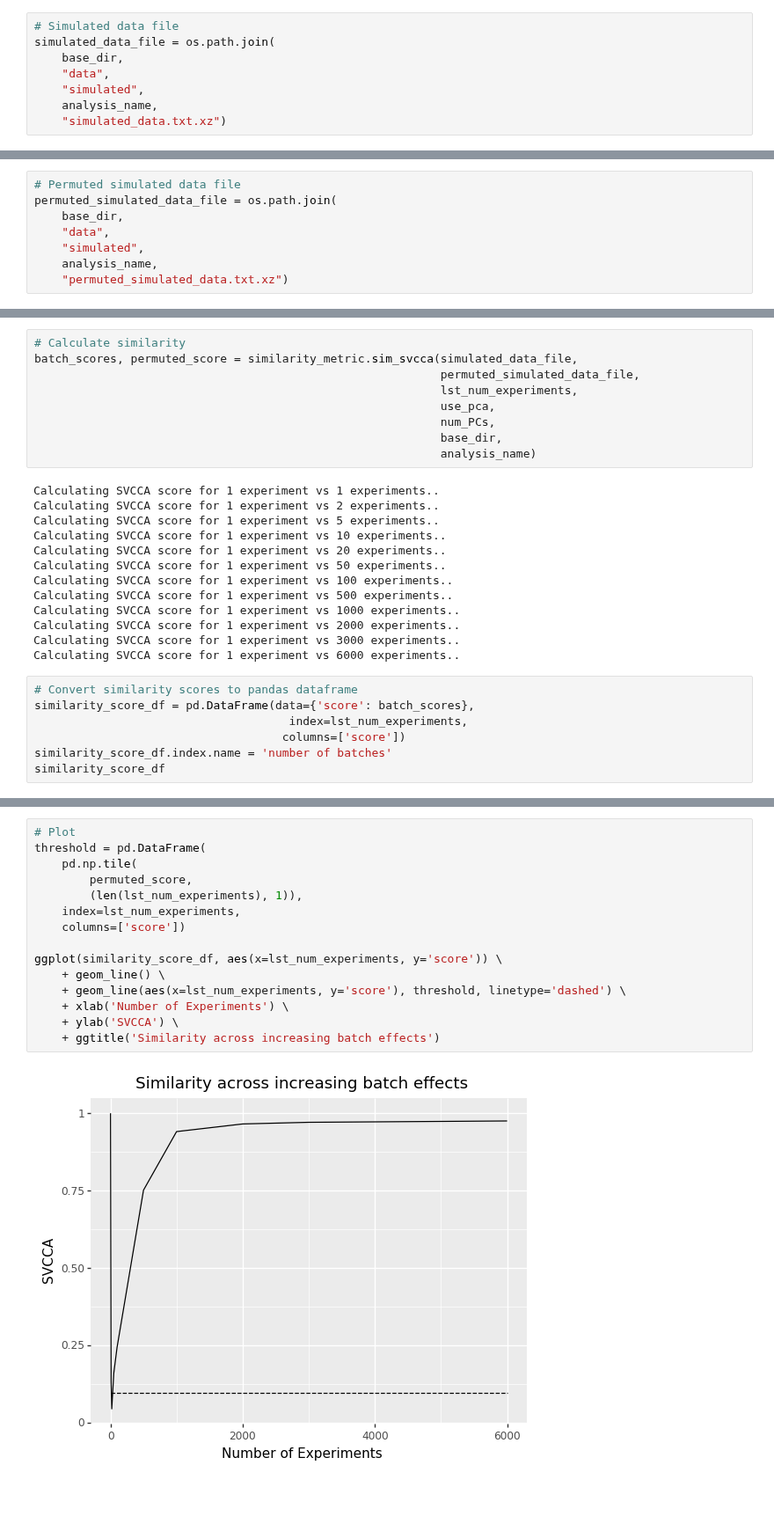
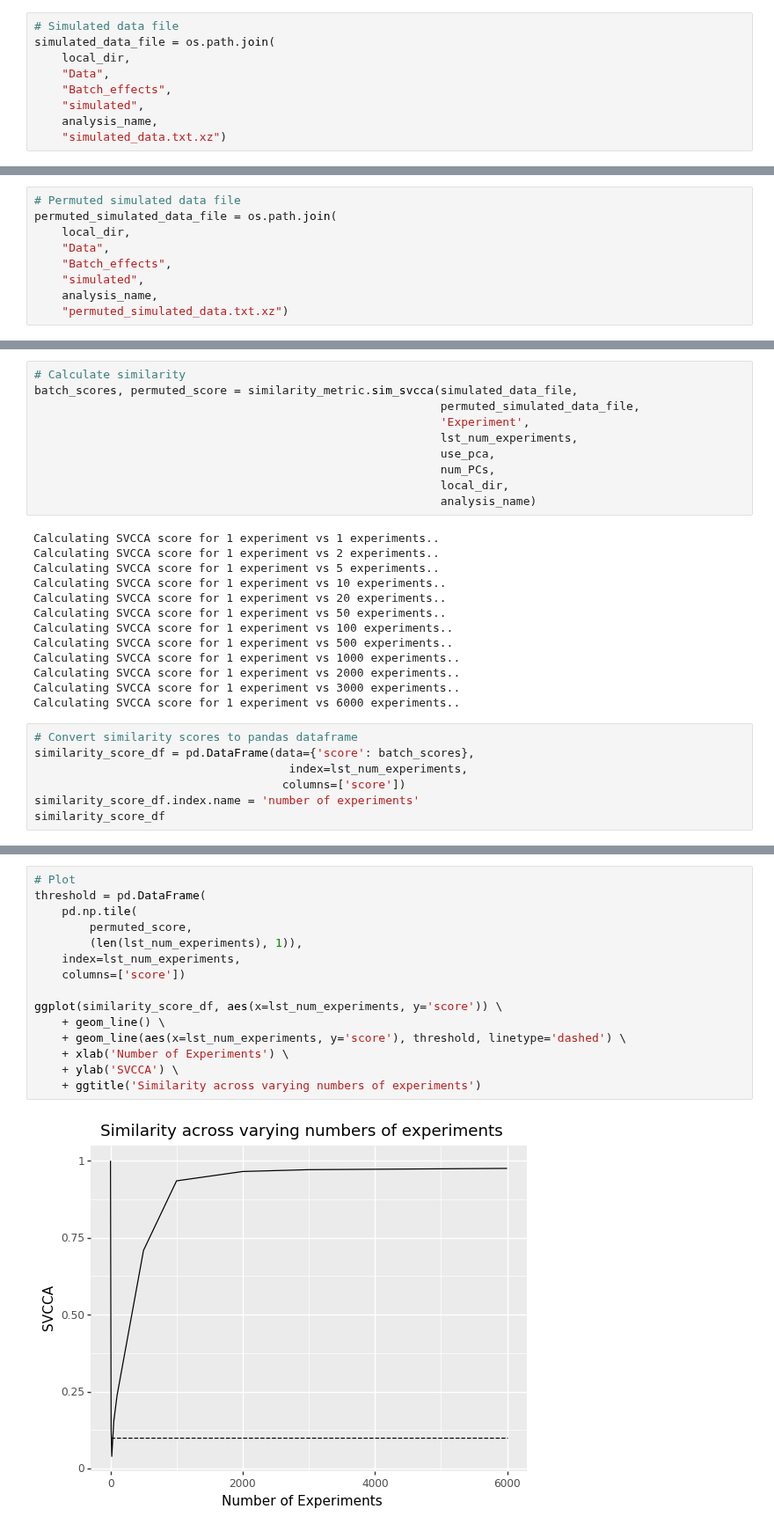
Before and after one commit to greenelab/simulate-expression-compendia, a Jupyter notebook: scripts/analysis_0/2_generate_data.ipynb, the cells around one changed output, grey strips where cells are left out. Shown at 88% size. Saved outputs shown, nothing was run; the diff lists cells and outputs as text; blank space fills up the shorter version.

```diff
--- a/scripts/analysis_0/2_generate_data.ipynb
+++ b/scripts/analysis_0/2_generate_data.ipynb
@@ -64,8 +65,9 @@ Return: simulated gene expression data containing 6000 samples and 5549 genes
 # %%
 # Simulated data file
 simulated_data_file = os.path.join(
-    base_dir,
-    "data",
+    local_dir,
+    "Data",
+    "Batch_effects",
     "simulated",
     analysis_name,
     "simulated_data.txt.xz")
@@ -79,8 +81,9 @@ generate_data.permute_data(simulated_data_file,
 # %%
 # Permuted simulated data file
 permuted_simulated_data_file = os.path.join(
-    base_dir,
-    "data",
+    local_dir,
+    "Data",
+    "Batch_effects",
     "simulated",
     analysis_name,
     "permuted_simulated_data.txt.xz")
@@ -115,10 +118,11 @@ Creating simulated data with 6000 experiments..
 # Calculate similarity
 batch_scores, permuted_score = similarity_metric.sim_svcca(simulated_data_file,
                                                            permuted_simulated_data_file,
+                                                           'Experiment',
                                                            lst_num_experiments,
                                                            use_pca,
                                                            num_PCs,
-                                                           base_dir,
+                                                           local_dir,
                                                            analysis_name)
 # %% [output]
 Calculating SVCCA score for 1 experiment vs 1 experiments..
@@ -138,7 +142,7 @@ Calculating SVCCA score for 1 experiment vs 6000 experiments..
 similarity_score_df = pd.DataFrame(data={'score': batch_scores},
                                      index=lst_num_experiments,
                                     columns=['score'])
-similarity_score_df.index.name = 'number of batches'
+similarity_score_df.index.name = 'number of experiments'
 similarity_score_df
 # %% [output]
 |  | score |
@@ -162,17 +166,17 @@ permuted_score
 # %%
 # Plot
 threshold = pd.DataFrame(
     pd.np.tile(
         permuted_score,
         (len(lst_num_experiments), 1)),
     index=lst_num_experiments,
     columns=['score'])
 
 ggplot(similarity_score_df, aes(x=lst_num_experiments, y='score')) \
     + geom_line() \
     + geom_line(aes(x=lst_num_experiments, y='score'), threshold, linetype='dashed') \
     + xlab('Number of Experiments') \
     + ylab('SVCCA') \
-    + ggtitle('Similarity across increasing batch effects')
+    + ggtitle('Similarity across varying numbers of experiments')
 # %% [output]
-[figure, old version]
+[figure, new version]
```
Also changed, not shown: parts of 7 cells of this notebook, 5 other files.
